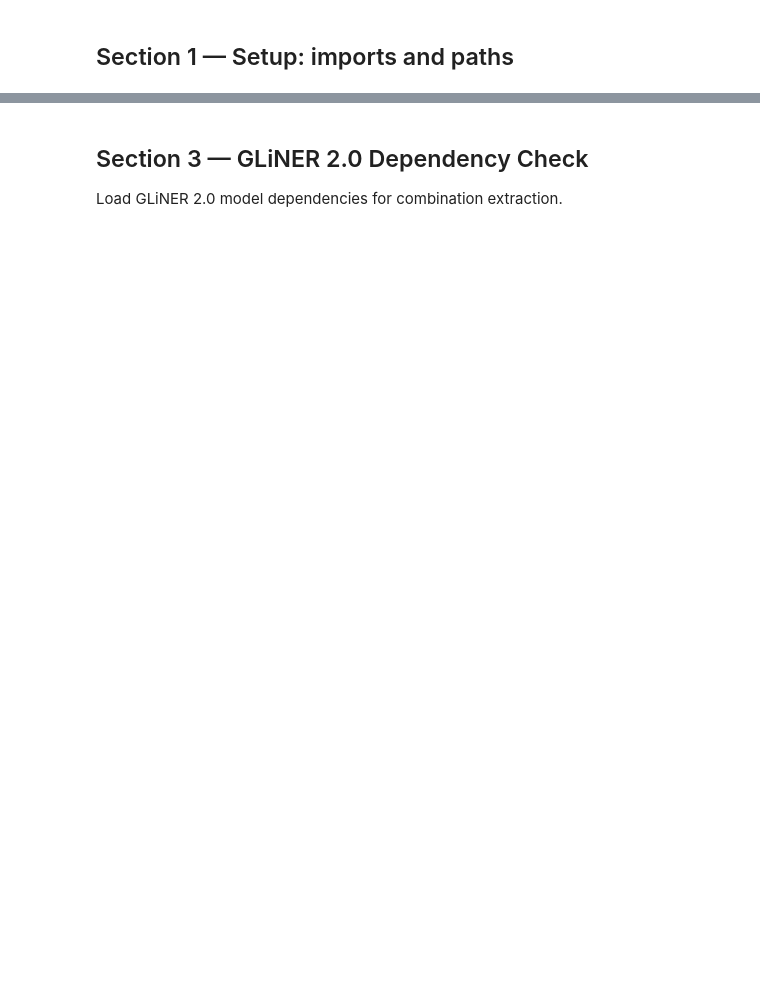
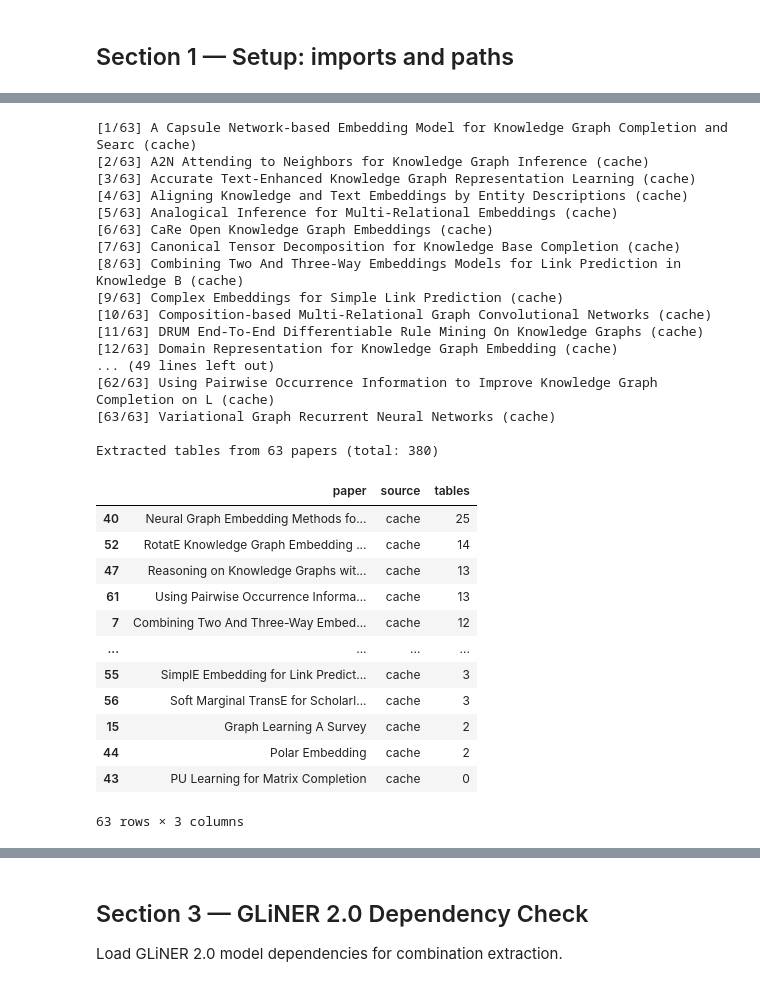
Before and after one commit to oeg-upm/GAP-KGE, a Jupyter notebook: table_extraction/evaluation_table_extraction_gliner2_lightonocr.ipynb, the cells around one changed output, grey strips where cells are left out. Drawn from its saved outputs; the diff is of its cells as text; code cells hidden in the pictures; blank space fills up the shorter version.

```diff
--- a/table_extraction/evaluation_table_extraction_gliner2_lightonocr.ipynb
+++ b/table_extraction/evaluation_table_extraction_gliner2_lightonocr.ipynb
@@ -240,34 +310,68 @@ elif cache_files:
         f"(LightOnOCR cannot be re-run without the source PDFs)."
     )
     to_process = [
         (cache.name.replace("_lightonocr.json", ""), None)
         for cache in cache_files
     ]
 else:
     raise FileNotFoundError(
         f"No PDFs and no *_lightonocr.json caches found in "
         f"{PDF_DIR.resolve()}. Restore either the PDFs or the JSON caches. "
         f"(CWD = {Path.cwd()})."
     )
 
-for stem, pdf in to_process:
+n_total = len(to_process)
+for i, (stem, pdf) in enumerate(to_process, start=1):
     cache_file = PDF_DIR / f"{stem}_lightonocr.json"
     if pdf is not None:
         source = "cache" if cache_file.exists() else "run"
+        print(f"[{i}/{n_total}] {stem} ({source})")
         ocr_outputs[stem] = run_lightonocr(pdf, cache_dir=PDF_DIR, verbose=SHOW_VERBOSE)
     else:
         source = "cache-only"
+        print(f"[{i}/{n_total}] {stem} (cache-only)")
         with open(cache_file, "r", encoding="utf-8") as f:
             ocr_outputs[stem] = json.load(f)
     n_tables = sum(len(p["tables"]) for p in ocr_outputs[stem]["results"])
     extraction_rows.append({"paper": stem, "source": source, "tables": n_tables})
 
 extract_df = pd.DataFrame(
     extraction_rows,
     columns=["paper", "source", "tables"],
 ).sort_values(["tables", "paper"], ascending=[False, True])
 print(f"\nExtracted tables from {len(to_process)} papers (total: {int(extract_df['tables'].sum())})")
 display(extract_df)
+# %% [output]
+[1/63] A Capsule Network-based Embedding Model for Knowledge Graph Completion and Searc (cache)
+[2/63] A2N Attending to Neighbors for Knowledge Graph Inference (cache)
+[3/63] Accurate Text-Enhanced Knowledge Graph Representation Learning (cache)
+[4/63] Aligning Knowledge and Text Embeddings by Entity Descriptions (cache)
+[5/63] Analogical Inference for Multi-Relational Embeddings (cache)
+[6/63] CaRe Open Knowledge Graph Embeddings (cache)
+[7/63] Canonical Tensor Decomposition for Knowledge Base Completion (cache)
+[8/63] Combining Two And Three-Way Embeddings Models for Link Prediction in Knowledge B (cache)
+[9/63] Complex Embeddings for Simple Link Prediction (cache)
+[10/63] Composition-based Multi-Relational Graph Convolutional Networks (cache)
+[11/63] DRUM End-To-End Differentiable Rule Mining On Knowledge Graphs (cache)
+[12/63] Domain Representation for Knowledge Graph Embedding (cache)
+... (49 lines left out)
+[62/63] Using Pairwise Occurrence Information to Improve Knowledge Graph Completion on L (cache)
+[63/63] Variational Graph Recurrent Neural Networks (cache)
+
+Extracted tables from 63 papers (total: 380)
+|  | paper | source | tables |
+| 40 | Neural Graph Embedding Methods fo... | cache | 25 |
+| 52 | RotatE Knowledge Graph Embedding ... | cache | 14 |
+| 47 | Reasoning on Knowledge Graphs wit... | cache | 13 |
+| 61 | Using Pairwise Occurrence Informa... | cache | 13 |
+| 7 | Combining Two And Three-Way Embed... | cache | 12 |
+| ... | ... | ... | ... |
+| 55 | SimplE Embedding for Link Predict... | cache | 3 |
+| 56 | Soft Marginal TransE for Scholarl... | cache | 3 |
+| 15 | Graph Learning A Survey | cache | 2 |
+| 44 | Polar Embedding | cache | 2 |
+| 43 | PU Learning for Matrix Completion | cache | 0 |
+63 rows × 3 columns
 # %%
 # ─── Section 3a — Disable PyTorch JIT / TensorExpr fusion ────────────────────
 # DeBERTa-v3 (the encoder used by gliner2) triggers a TensorExpr fusion on the
```
Also changed, not shown: parts of 13 cells of this notebook, 13 other files.
